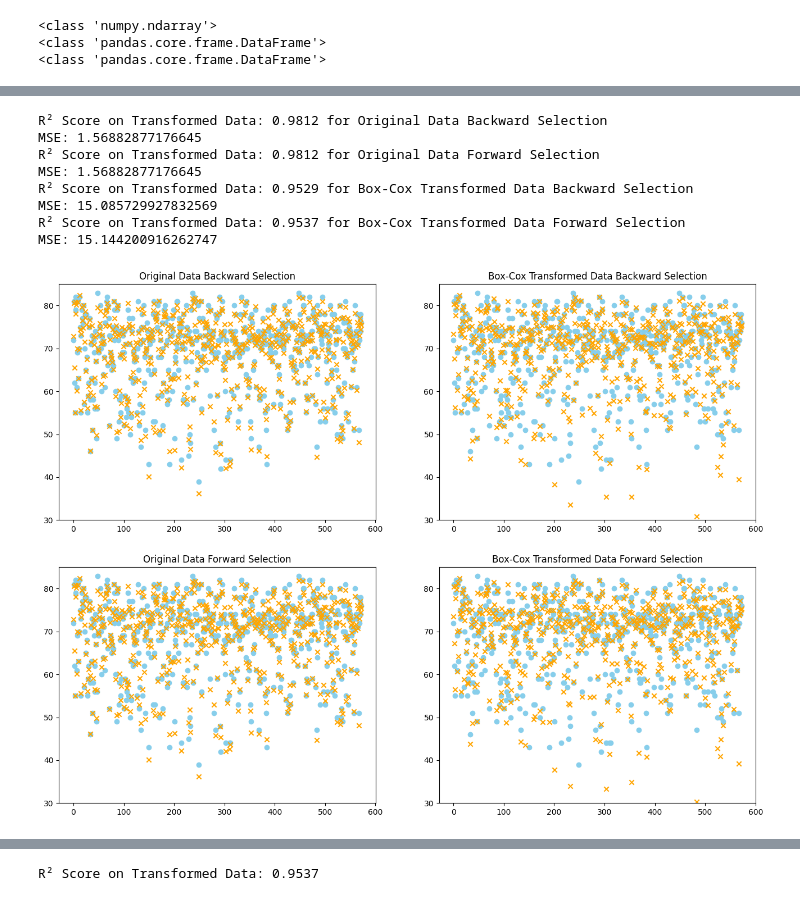
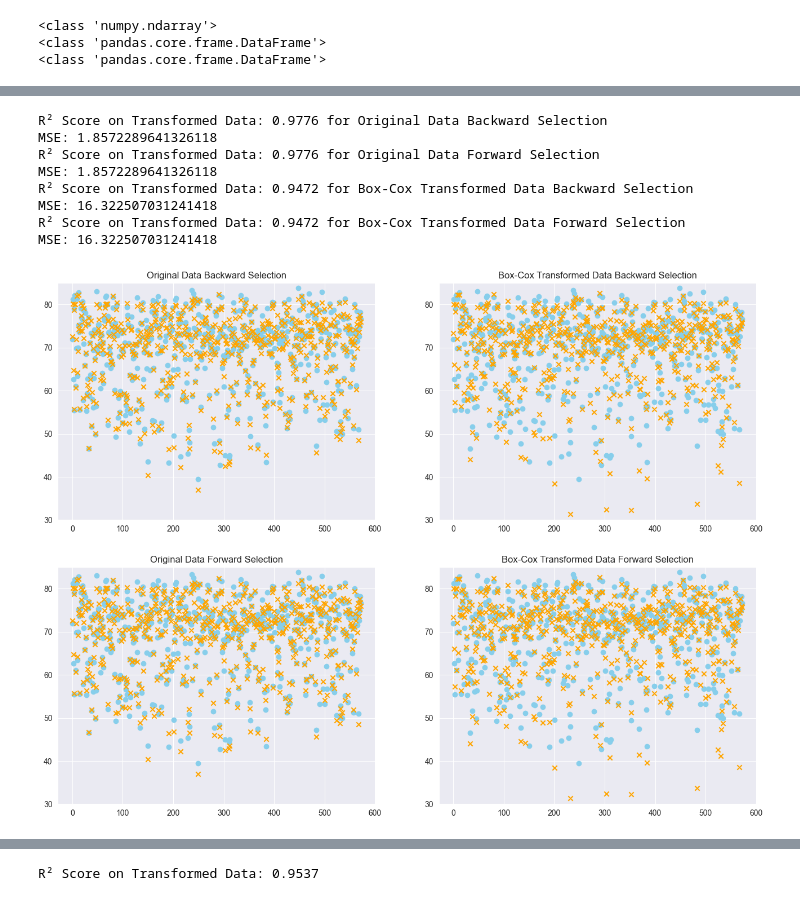
Before and after one commit to malinhauglandh/life-expectancy-prediction, a Jupyter notebook: eda/feature_engineering.ipynb, the cells around one changed output, grey strips where cells are left out. Drawn from its saved outputs; the diff is of its cells as text; code cells hidden in the pictures.

```diff
--- a/eda/feature_engineering.ipynb
+++ b/eda/feature_engineering.ipynb
@@ -293,18 +329,19 @@ plt.show()
 df = pd.read_csv('../data/data.csv')
 
 # Use label encoding for Country because of high dimensionality (193 unique values)
-label_encoder = LabelEncoder()
-df['Country'] = label_encoder.fit_transform(df['Country'])
+#label_encoder = LabelEncoder()
+#df['Country'] = label_encoder.fit_transform(df['Country'])
 
-region_column = df['Region']
+#region_column = df['Region']
 
 # Use one-hot encoding for Region because of low dimensionality (6 unique values)
-df_encoded = pd.get_dummies(df, columns=['Region'], drop_first=True)
-df_encoded = df_encoded.astype(int)
+#df = pd.get_dummies(df, columns=['Region'], drop_first=True)
+#df = df.astype(int)
 
-y_original = df['Life_expectancy'].values
-X_og = df_encoded.drop(columns='Life_expectancy')
-y_og = df_encoded['Life_expectancy']
+#y_original = df['Life_expectancy'].values
+X_og = df.drop(columns=['Country', 'Region', 'Year', 'Life_expectancy'])
+#X_og = df.drop(columns='Life_expectancy')
+y_og = df['Life_expectancy']
 
 X_train_og, X_test_og, y_train_og, y_test_og = train_test_split(X_og, y_og, test_size=0.2, random_state=42)
 # %% [markdown]
@@ -621,45 +652,65 @@ for optimals in optimal_features:
     # Step 5: Print the R² scores
     print(f'R² Score on Transformed Data: {r2_score:.4f} for {names[i+j*2]}')
 
     # print x if nan
 
-    if "Transformed" in names[i+j*2]:
+    # if "Transformed" in names[i+j*2]:
+    #     revers_transformed_pred = inv_boxcox(y_pred, lambda_val)
+    #     revers_transformed_test = inv_boxcox(test_y, lambda_val)
+    #     test_y = revers_transformed_test
+    #     y_pred = revers_transformed_pred
+    #     y_pred = [0 if np.isnan(x) else x for x in y_pred]
+    #
+    #
+    # print("MSE:", mean_squared_error(test_y, y_pred))
+
+    # Inverse transform predictions and handle NaN values
+    if "Transformed" in names[i + j * 2]:
         revers_transformed_pred = inv_boxcox(y_pred, lambda_val)
         revers_transformed_test = inv_boxcox(test_y, lambda_val)
+
+        # Ensure predictions and test values are valid
+        revers_transformed_pred = np.array(revers_transformed_pred)
+        revers_transformed_test = np.array(revers_transformed_test)
+
+        # Replace NaN values with 0 (or any other value you prefer)
+        revers_transformed_pred = np.nan_to_num(revers_transformed_pred, nan=0.0)
+        revers_transformed_test = np.nan_to_num(revers_transformed_test, nan=0.0)
+
         test_y = revers_transformed_test
         y_pred = revers_transformed_pred
-        y_pred = [0 if np.isnan(x) else x for x in y_pred]
 
+    # Calculate Mean Squared Error
+    print("MSE:", mean_squared_error(test_y, y_pred))
 
-    print("MSE:", mean_squared_error(test_y, y_pred))
 
 
     axes[i, j].scatter(range(0, len(test_y)), test_y, color='skyblue', marker='o')
     axes[i, j].scatter(range(0, len(y_pred)), y_pred, color='orange', marker='x')
     axes[i, j].set_title(names[i+j*2])
     # set scale of y axis to 30 - 90
     axes[i, j].set_ylim([30, 85])
 
     i += 1
     if i == 2:
         i = 0
         j += 1
 
 # colorbar
 
 plt.show()
 # replace nan with 0
 revers_transformed_pred = [0 if np.isnan(x) else x for x in revers_transformed_pred]
 # %% [output]
-R² Score on Transformed Data: 0.9812 for Original Data Backward Selection
-MSE: 1.56882877176645
-R² Score on Transformed Data: 0.9812 for Original Data Forward Selection
-MSE: 1.56882877176645
-R² Score on Transformed Data: 0.9529 for Box-Cox Transformed Data Backward Selection
-MSE: 15.085729927832569
-R² Score on Transformed Data: 0.9537 for Box-Cox Transformed Data Forward Selection
-MSE: 15.144200916262747
+R² Score on Transformed Data: 0.9776 for Original Data Backward Selection
+MSE: 1.8572289641326118
+R² Score on Transformed Data: 0.9776 for Original Data Forward Selection
+MSE: 1.8572289641326118
+R² Score on Transformed Data: 0.9472 for Box-Cox Transformed Data Backward Selection
+MSE: 16.322507031241418
+R² Score on Transformed Data: 0.9472 for Box-Cox Transformed Data Forward Selection
+MSE: 16.322507031241418
-[figure, old version]
+[figure, new version]
 # %%
 # Step 1: Predict the target variable on the test set (in transformed space)
 y_pred = model.predict(X_test.iloc[:, list(optimal_features_og_bw)])
```
Also changed, not shown: parts of 14 cells of this notebook.
